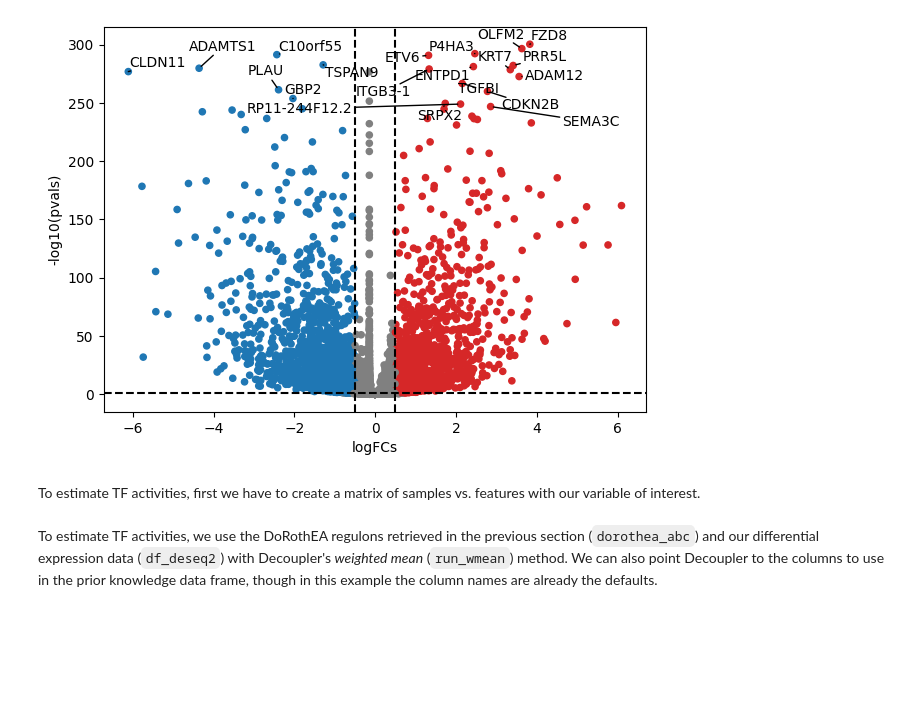
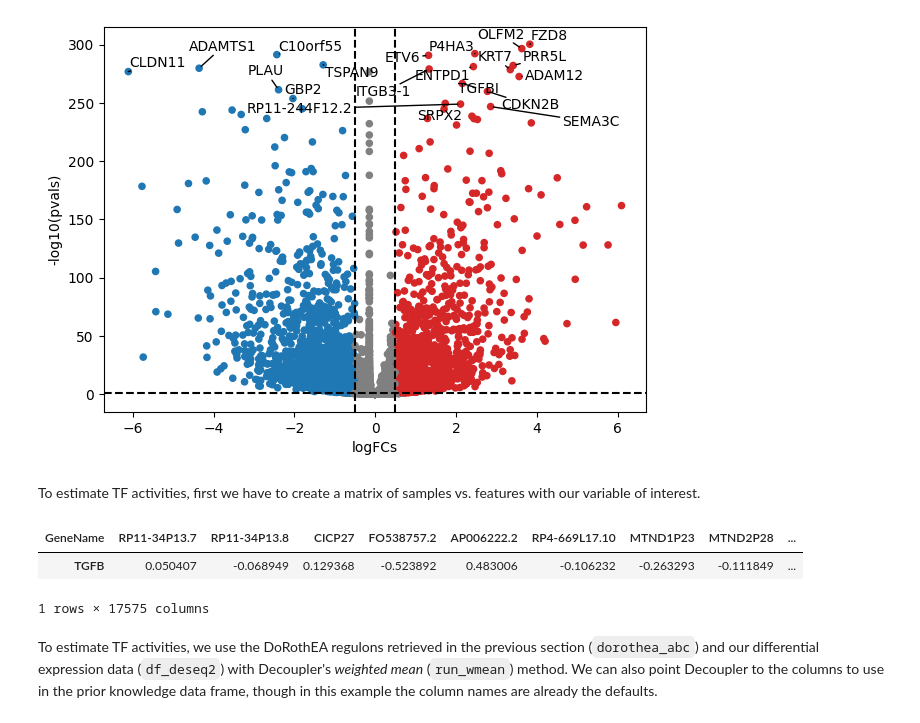
Before and after one commit to saezlab/PerMedCoE_tools_virtual_course_2023, a Jupyter notebook: PerMedCoE_transcriptomics_mechanistic_signaling.ipynb, the cells around one changed output. Cells and saved outputs as stored; diff of their text form; code cells hidden in the pictures; blank space fills up the shorter version.

```diff
--- a/PerMedCoE_transcriptomics_mechanistic_signaling.ipynb
+++ b/PerMedCoE_transcriptomics_mechanistic_signaling.ipynb
@@ -722,6 +706,11 @@ dc.plot_volcano_df(df_deseq2, x='log2FoldChange', y='padj', top=20)
 To estimate TF activities, first we have to create a matrix of samples vs. features with our variable of interest.
 # %%
 de_matrix = df_deseq2.filter(['log2FoldChange']).transpose().set_index([['TGFB']])
+de_matrix
+# %% [output]
+| GeneName | RP11-34P13.7 | RP11-34P13.8 | CICP27 | FO538757.2 | AP006222.2 | RP4-669L17.10 | MTND1P23 | MTND2P28 | ... |
+| TGFB | 0.050407 | -0.068949 | 0.129368 | -0.523892 | 0.483006 | -0.106232 | -0.263293 | -0.111849 | ... |
+1 rows × 17575 columns
 # %% [markdown]
 To estimate TF activities, we use the DoRothEA regulons retrieved in the previous section (`dorothea_abc`) and our differential expression data (`df_deseq2`) with Decoupler's *weighted mean* (`run_wmean`) method. We can also point Decoupler to the columns to use in the prior knowledge data frame, though in this example the column names are already the defaults.
 # %%
```
Also changed, not shown: parts of 30 cells of this notebook.
